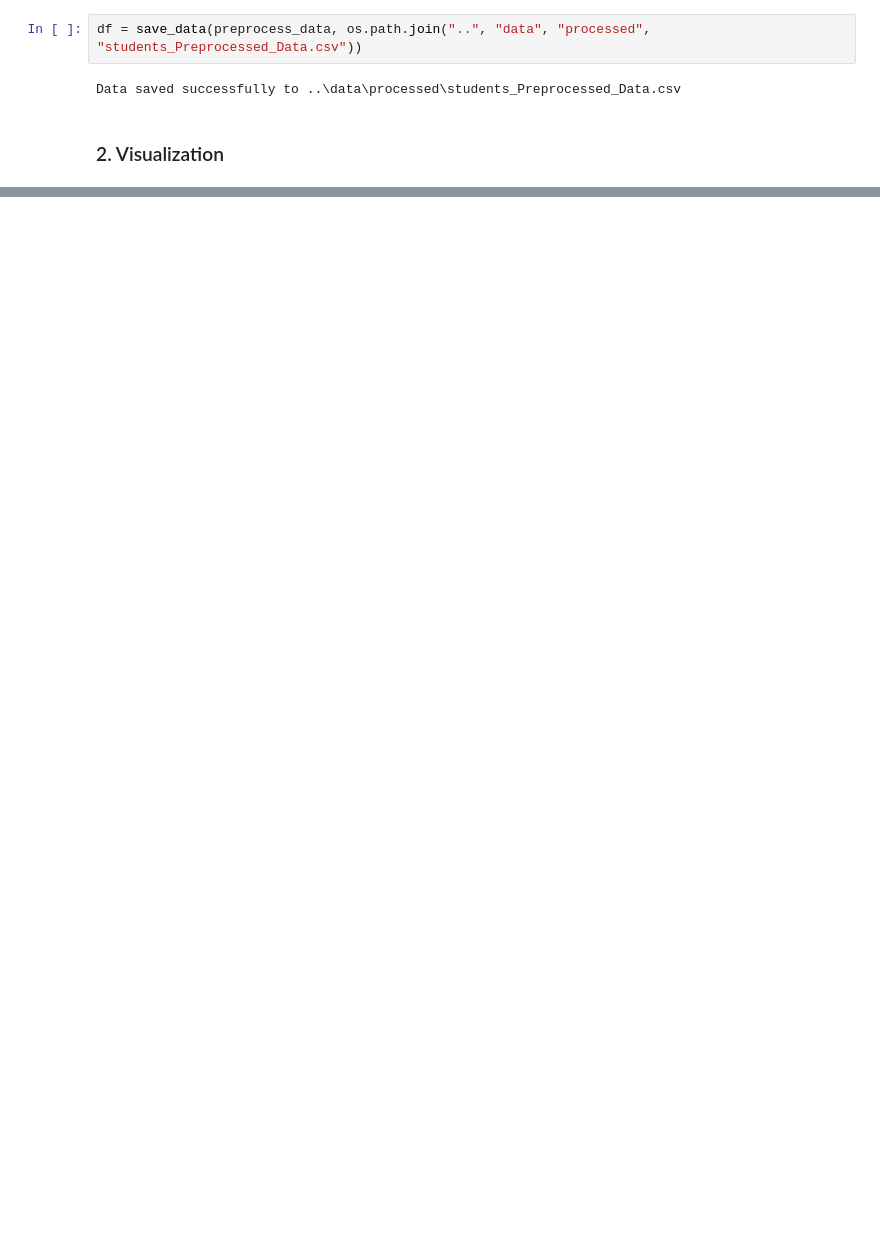
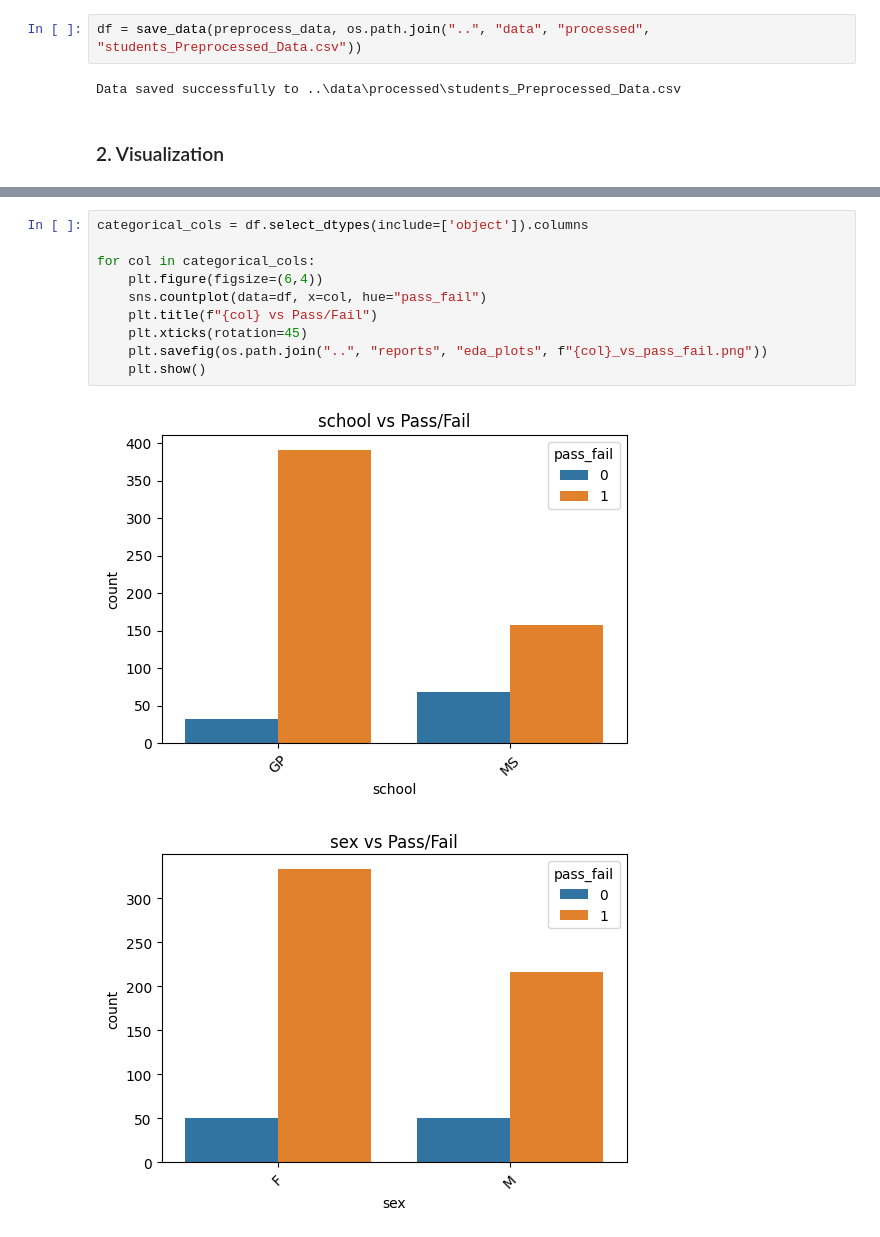
Before and after one commit to RanaTalha04/Student-Performance-Classification, a Jupyter notebook: notebooks/01_eda.ipynb, the cells around one changed output, grey strips where cells are left out. Saved outputs shown, nothing was run; the diff lists cells and outputs as text; blank space fills up the shorter version.

```diff
--- a/notebooks/01_eda.ipynb
+++ b/notebooks/01_eda.ipynb
@@ -120,0 +111,13 @@ Data saved successfully to ..\data\processed\students_Preprocessed_Data.csv
+# %%
+categorical_cols = df.select_dtypes(include=['object']).columns
+
+for col in categorical_cols:
+    plt.figure(figsize=(6,4))
+    sns.countplot(data=df, x=col, hue="pass_fail")
+    plt.title(f"{col} vs Pass/Fail")
+    plt.xticks(rotation=45)
+    plt.savefig(os.path.join("..", "reports", "eda_plots", f"{col}_vs_pass_fail.png"))
+    plt.show()
+# %% [output]
+[figure, added]
+[figure, added]
```
Also changed, not shown: parts of 18 cells of this notebook, 6 other files.
